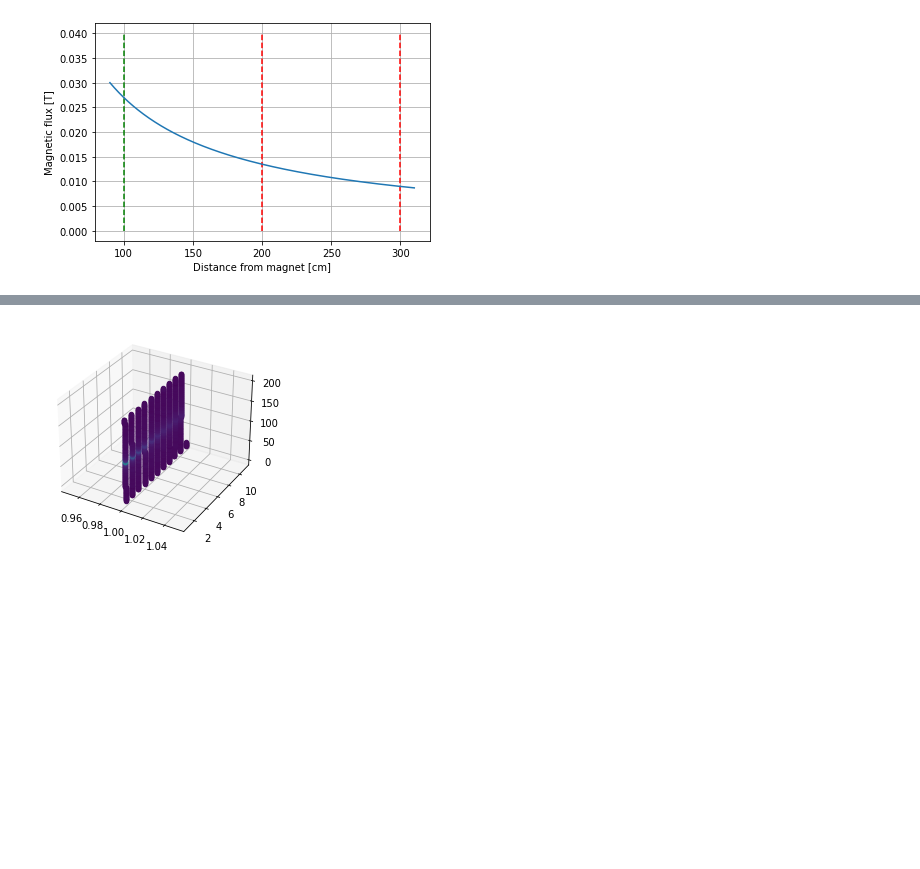
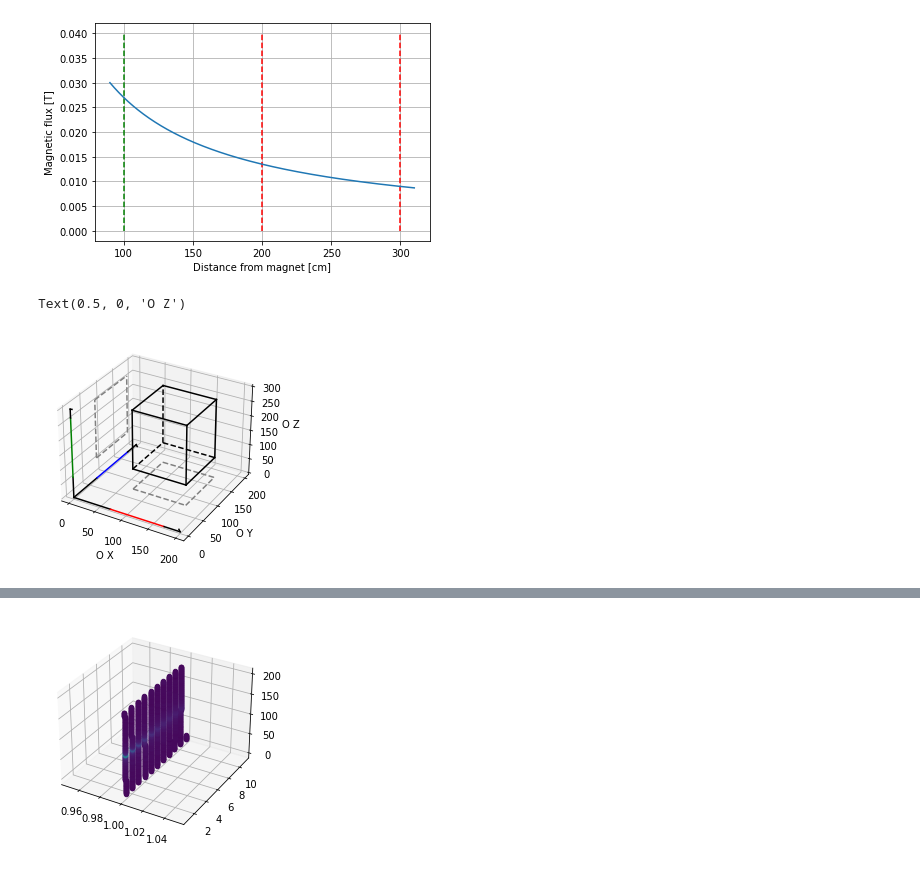
Before and after one commit to KrzysztofSkos/magnetic_field_localization, a Jupyter notebook: Heatmap.ipynb, the cells around one changed output, grey strips where cells are left out. Cells and saved outputs as stored; diff of their text form; code cells hidden in the pictures; blank space fills up the shorter version.

Commit message:
Documentation update - setup visualization

```diff
--- a/Heatmap.ipynb
+++ b/Heatmap.ipynb
@@ -316,3 +316,69 @@ ax.grid()
 #plt.vlines([71, 171, 271], 0, 400)
 # %% [output]
 [figure]
+# %%
+# %matplotlib notebook
+fig = plt.figure()
+ax = fig.add_subplot(projection='3d')
+
+# OX with red magnet
+ax.plot((0,71), (0,0), (0,0), color = 'black')
+ax.plot((71,171), (0,0), (0,0), color = 'red')
+ax.plot((171,200), (0,0), (0,0), color = 'black')
+ax.plot((195,200), (5,0), (0,0), color = 'black')
+# OY with blue magnet
+ax.plot((0,0), (0,71), (0,0), color = 'black')
+ax.plot((0,0), (71,171), (0,0), color = 'blue')
+ax.plot((0,0), (171,200), (0,0), color = 'black')
+ax.plot((5,0), (195,200), (0,0), color = 'black')
+# OZ with green magnet
+ax.plot((0,0), (0,0), (0,71), color = 'black')
+ax.plot((0,0), (0,0), (71,271), color = 'green')
+ax.plot((0,0), (0,0), (271,300), color = 'black')
+ax.plot((0,0), (5,0), (295,300), color = 'black')
+
+# shadow
+ax.plot((71,71), (71,171), (0,0), color = 'gray', linestyle = 'dashed')
+ax.plot((71,171), (71,71), (0,0), color = 'gray', linestyle = 'dashed')
+ax.plot((71,171), (171,171), (0,0), color = 'gray', linestyle = 'dashed')
+ax.plot((171,171), (71,171), (0,0), color = 'gray', linestyle = 'dashed')
+
+ax.plot((0,0), (71,171), (71,71), color = 'gray', linestyle = 'dashed')
+ax.plot((0,0), (71,71), (71,271), color = 'gray', linestyle = 'dashed')
+ax.plot((0,0), (171,171), (71,271), color = 'gray', linestyle = 'dashed')
+ax.plot((0,0), (71,171), (271,271), color = 'gray', linestyle = 'dashed')
+
+# connections
+# ax.plot((171,171), (0,71), (0,0), color = 'gray', linestyle = 'dotted')
+# ax.plot((71,71), (0,71), (0,0), color = 'gray', linestyle = 'dotted')
+# ax.plot((0,71), (171,171), (0,0), color = 'gray', linestyle = 'dotted')
+# ax.plot((0,71), (71,71), (0,0), color = 'gray', linestyle = 'dotted')
+
+# ax.plot((0,0), (71,71), (0,71), color = 'gray', linestyle = 'dotted')
+# ax.plot((0,0), (171,171), (0,71), color = 'gray', linestyle = 'dotted')
+# ax.plot((0,0), (0,71), (71,71), color = 'gray', linestyle = 'dotted')
+# ax.plot((0,0), (0,71), (271,271), color = 'gray', linestyle = 'dotted')
+
+# Body area
+ax.plot((71,71), (71,171), (71,71), color = 'black', linestyle = 'dashed')
+ax.plot((71,171), (71,71), (71,71), color = 'black')
+ax.plot((71,171), (171,171), (71,71), color = 'black', linestyle = 'dashed')
+ax.plot((171,171), (71,171), (71,71), color = 'black')
+
+ax.plot((71,71), (71,71), (71,271), color = 'black')
+ax.plot((71,71), (171,171), (71,271), color = 'black', linestyle = 'dashed')
+ax.plot((171,171), (171,171), (71,271), color = 'black')
+ax.plot((171,171), (71,71), (71,271), color = 'black')
+
+ax.plot((71,71), (71,171), (271,271), color = 'black')
+ax.plot((71,171), (71,71), (271,271), color = 'black')
+ax.plot((71,171), (171,171), (271,271), color = 'black')
+ax.plot((171,171), (71,171), (271,271), color = 'black')
+
+#Labels
+ax.set_xlabel("O X")
+ax.set_ylabel("O Y")
+ax.set_zlabel("O Z")
+# %% [output]
+Text(0.5, 0, 'O Z')
+[figure, added]
```
Also changed, not shown: parts of 2 cells of this notebook.
